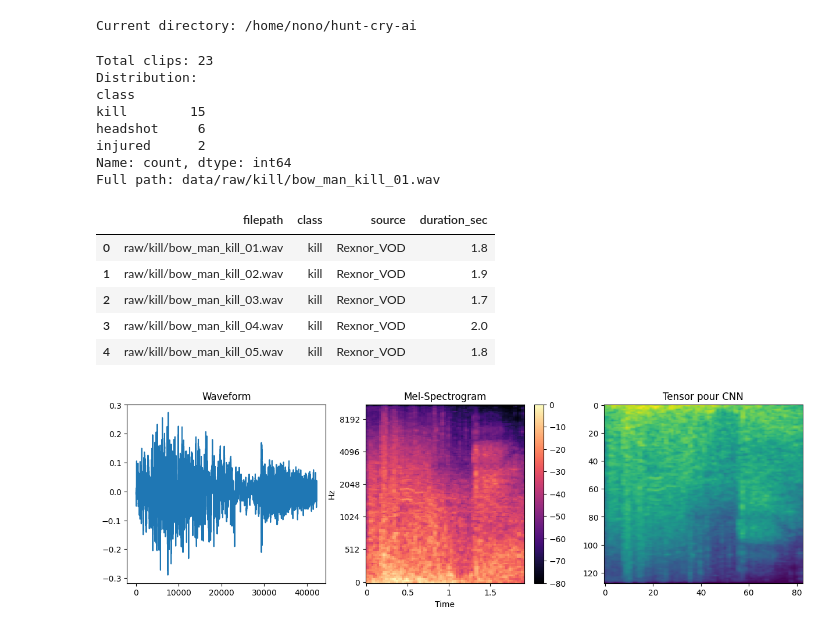
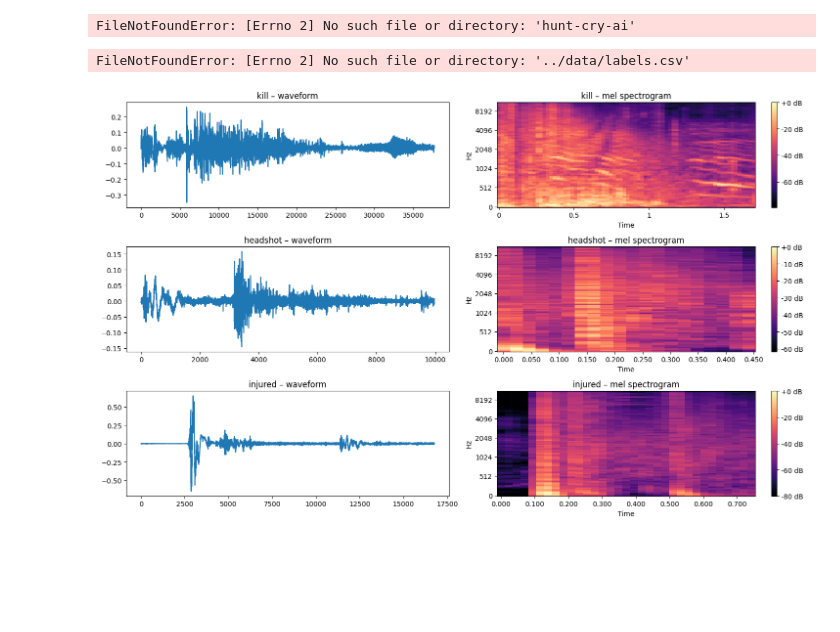
Before and after one commit to LaLangousteFolle/hunt-cry-ai, a Jupyter notebook: notebooks/01_data_exploration.ipynb, the cells around one changed output. Drawn from its saved outputs; the diff is of its cells as text; code cells hidden in the pictures; blank space fills up the shorter version.

```diff
--- a/notebooks/01_data_exploration.ipynb
+++ b/notebooks/01_data_exploration.ipynb
@@ -4,15 +4,18 @@ import librosa
 import matplotlib.pyplot as plt
 import seaborn as sns
 import torch
-from pathlib import Path
 import numpy as np
 import os
-os.chdir("..")
+import librosa
+import librosa.display
+from pathlib import Path
+
+os.chdir("hunt-cry-ai/")
 print("Current directory:", os.getcwd())
 # %% [output]
-Current directory: /home/nono/hunt-cry-ai
+FileNotFoundError: [Errno 2] No such file or directory: 'hunt-cry-ai'
 # %%
-df = pd.read_csv("data/labels.csv")
+df = pandas.read_csv("data/labels.csv")
 print(f"Total clips: {len(df)}")
 print(f"Distribution:\n{df['class'].value_counts()}")
 
@@ -22,41 +25,32 @@ print("Full path:", full_path)
 
 df.head()
 # %% [output]
-Total clips: 23
-Distribution:
-class
-kill        15
-headshot     6
-injured      2
-Name: count, dtype: int64
-Full path: data/raw/kill/bow_man_kill_01.wav
+FileNotFoundError: [Errno 2] No such file or directory: '../data/labels.csv'
-|  | filepath | class | source | duration_sec |
-| 0 | raw/kill/bow_man_kill_01.wav | kill | Rexnor_VOD | 1.8 |
-| 1 | raw/kill/bow_man_kill_02.wav | kill | Rexnor_VOD | 1.9 |
-| 2 | raw/kill/bow_man_kill_03.wav | kill | Rexnor_VOD | 1.7 |
-| 3 | raw/kill/bow_man_kill_04.wav | kill | Rexnor_VOD | 2.0 |
-| 4 | raw/kill/bow_man_kill_05.wav | kill | Rexnor_VOD | 1.8 |
 # %%
-file = "data/raw/kill/dark_satchel_man_kill_01.wav"
-y, sr = librosa.load(file, sr=22050, duration=2.0)
 
-plt.figure(figsize=(15, 4))
-plt.subplot(1,3,1)
-plt.plot(y)
-plt.title("Waveform")
+examples = {
+    "kill": "data/raw/kill/bow_man_kill_01.wav",
+    "headshot": "data/raw/headshots/headshot.wav",
+    "injured": "data/raw/injured/silencer_man_injured.wav",
+}
 
-plt.subplot(1,3,2)
-mel = librosa.feature.melspectrogram(y=y, sr=sr, n_mels=128)
-mel_db = librosa.power_to_db(mel, ref=np.max)
-librosa.display.specshow(mel_db, sr=sr, x_axis='time', y_axis='mel')
-plt.title("Mel-Spectrogram")
-plt.colorbar()
+plt.figure(figsize=(15, 9))
 
-plt.subplot(1,3,3)
-from src.audio import audio_to_mel
-tensor = audio_to_mel(file)
-plt.imshow(tensor.squeeze().numpy(), aspect='auto')
-plt.title("Tensor pour CNN")
+for i, (label, path) in enumerate(examples.items(), start=1):
+    y, sr = librosa.load(path, sr=22050, duration=2.0)
+    mel = librosa.feature.melspectrogram(y=y, sr=sr, n_mels=128)
+    mel_db = librosa.power_to_db(mel, ref=np.max)
+
+    plt.subplot(3, 2, 2*i-1)
+    plt.plot(y)
+    plt.title(f"{label} – waveform")
+
+    plt.subplot(3, 2, 2*i)
+    librosa.display.specshow(mel_db, sr=sr, x_axis="time", y_axis="mel")
+    plt.title(f"{label} – mel spectrogram")
+    plt.colorbar(format="%+2.0f dB")
+
+plt.tight_layout()
 plt.show()
 # %% [output]
-[figure, old version]
+[figure, new version]
```
Also changed, not shown: 3 other files.
